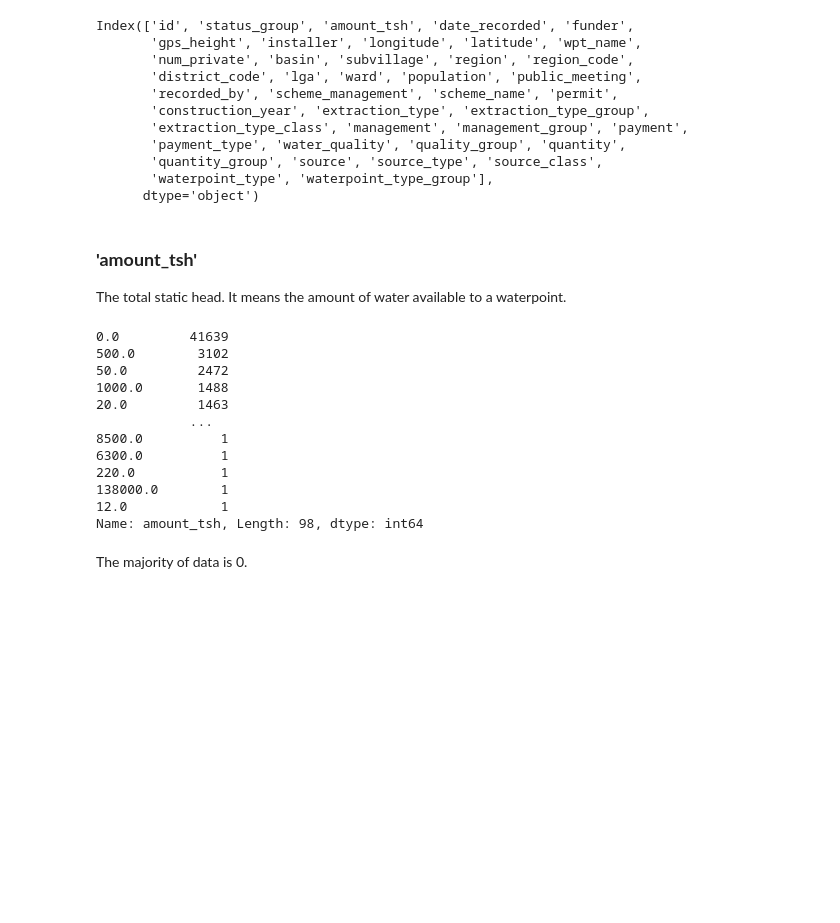
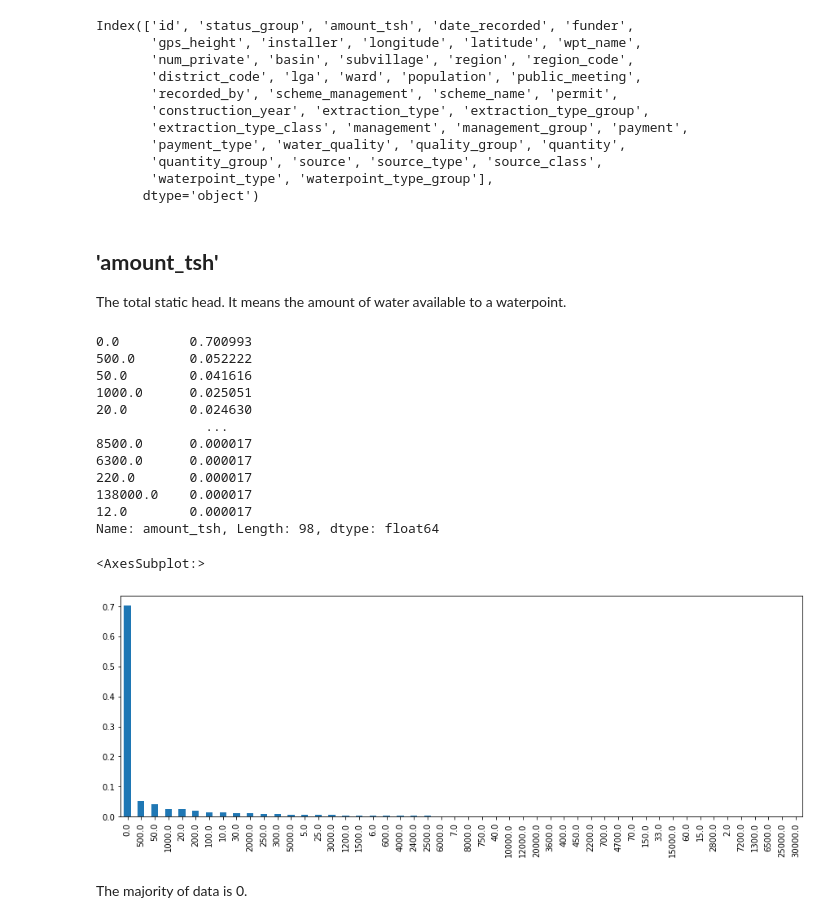
Before and after one commit to baotramduong/Portfolio_Project_Ternary_Classification_Tanzanian_Water_Crisis, a Jupyter notebook: Part I - EDA.ipynb, the cells around one changed output. Saved outputs shown, nothing was run; the diff lists cells and outputs as text; code cells hidden in the pictures; blank space fills up the shorter version.

```diff
--- a/Part I - EDA.ipynb
+++ b/Part I - EDA.ipynb
@@ -246,25 +236,31 @@ Index(['id', 'status_group', 'amount_tsh', 'date_recorded', 'funder',
        'waterpoint_type', 'waterpoint_type_group'],
       dtype='object')
 # %% [markdown]
-### **'amount_tsh'**
+## **'amount_tsh'**
 
 The total static head. It means the amount of water available to a waterpoint.
 # %%
 #get value count
-print(df['amount_tsh'].value_counts())
+df['amount_tsh'].value_counts(normalize = True)
 # %% [output]
-0.0         41639
-500.0        3102
-50.0         2472
-1000.0       1488
-20.0         1463
-            ...
-8500.0          1
-6300.0          1
-220.0           1
-138000.0        1
-12.0            1
-Name: amount_tsh, Length: 98, dtype: int64
+0.0         0.700993
+500.0       0.052222
+50.0        0.041616
+1000.0      0.025051
+20.0        0.024630
+              ...
+8500.0      0.000017
+6300.0      0.000017
+220.0       0.000017
+138000.0    0.000017
+12.0        0.000017
+Name: amount_tsh, Length: 98, dtype: float64
+# %%
+#get top 50
+df['amount_tsh'].value_counts(normalize = True).head(50).plot.bar(figsize = (15, 5))
+# %% [output]
+<AxesSubplot:>
+[figure, added]
 # %% [markdown]
 The majority of data is 0.
 # %%
```
Also changed, not shown: parts of 340 cells of this notebook.
